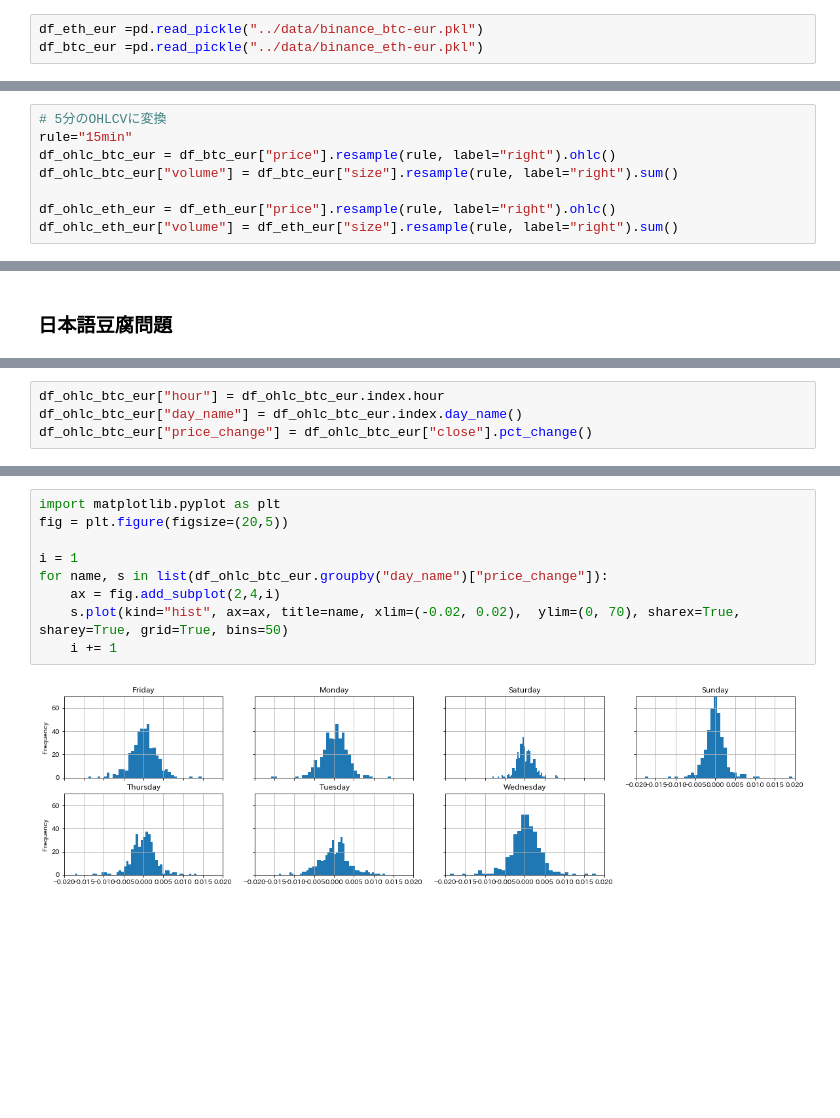
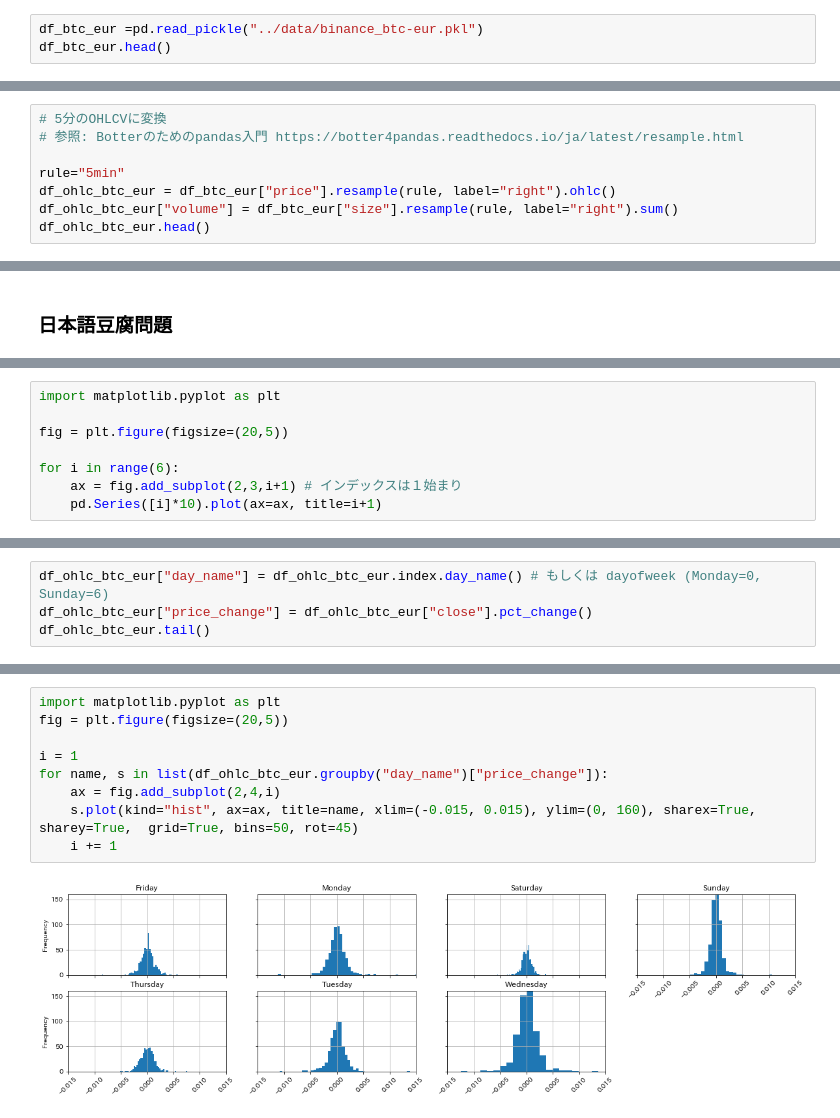
Before and after one commit to fin-py/botter4visualization, a Jupyter notebook: source/static_plots.ipynb, the cells around one changed output, grey strips where cells are left out. Drawn from its saved outputs; the diff is of its cells as text; blank space fills up the shorter version.

```diff
--- a/source/static_plots.ipynb
+++ b/source/static_plots.ipynb
@@ -18,3 +33,3 @@ import pandas as pd
 # %%
-df_eth_eur =pd.read_pickle("../data/binance_btc-eur.pkl")
-df_btc_eur =pd.read_pickle("../data/binance_eth-eur.pkl")
+df_btc_eur =pd.read_pickle("../data/binance_btc-eur.pkl")
+df_btc_eur.head()
@@ -46,8 +59,8 @@ memory usage: 60.0+ MB
 # %%
 # 5分のOHLCVに変換
-rule="15min"
+# 参照: Botterのためのpandas入門 https://botter4pandas.readthedocs.io/ja/latest/resample.html
+
+rule="5min"
 df_ohlc_btc_eur = df_btc_eur["price"].resample(rule, label="right").ohlc()
 df_ohlc_btc_eur["volume"] = df_btc_eur["size"].resample(rule, label="right").sum()
-
-df_ohlc_eth_eur = df_eth_eur["price"].resample(rule, label="right").ohlc()
-df_ohlc_eth_eur["volume"] = df_eth_eur["size"].resample(rule, label="right").sum()
+df_ohlc_btc_eur.head()
@@ -160,0 +192,8 @@ df_ohlc_btc_eur["close"].plot(grid=True, figsize=(30,5), title="終値", legend=
+# %%
+import matplotlib.pyplot as plt
+
+fig = plt.figure(figsize=(20,5))
+
+for i in range(6):
+    ax = fig.add_subplot(2,3,i+1) # インデックスは１始まり
+    pd.Series([i]*10).plot(ax=ax, title=i+1)
@@ -161,4 +222,4 @@ df_ohlc_btc_eur["close"].plot(grid=True, figsize=(30,5), title="終値", legend=
 # %%
-df_ohlc_btc_eur["hour"] = df_ohlc_btc_eur.index.hour
-df_ohlc_btc_eur["day_name"] = df_ohlc_btc_eur.index.day_name()
+df_ohlc_btc_eur["day_name"] = df_ohlc_btc_eur.index.day_name() # もしくは dayofweek (Monday=0, Sunday=6)
 df_ohlc_btc_eur["price_change"] = df_ohlc_btc_eur["close"].pct_change()
+df_ohlc_btc_eur.tail()
@@ -183,11 +252,11 @@ Name: price_change, dtype: object
 # %%
 import matplotlib.pyplot as plt
 fig = plt.figure(figsize=(20,5))
 
 i = 1
 for name, s in list(df_ohlc_btc_eur.groupby("day_name")["price_change"]):
     ax = fig.add_subplot(2,4,i)
-    s.plot(kind="hist", ax=ax, title=name, xlim=(-0.02, 0.02),  ylim=(0, 70), sharex=True,  sharey=True, grid=True, bins=50)
+    s.plot(kind="hist", ax=ax, title=name, xlim=(-0.015, 0.015), ylim=(0, 160), sharex=True, sharey=True,  grid=True, bins=50, rot=45)
     i += 1
 # %% [output]
-[figure, old version]
+[figure, new version]
```
Also changed, not shown: parts of 54 cells of this notebook, 1 other file.
